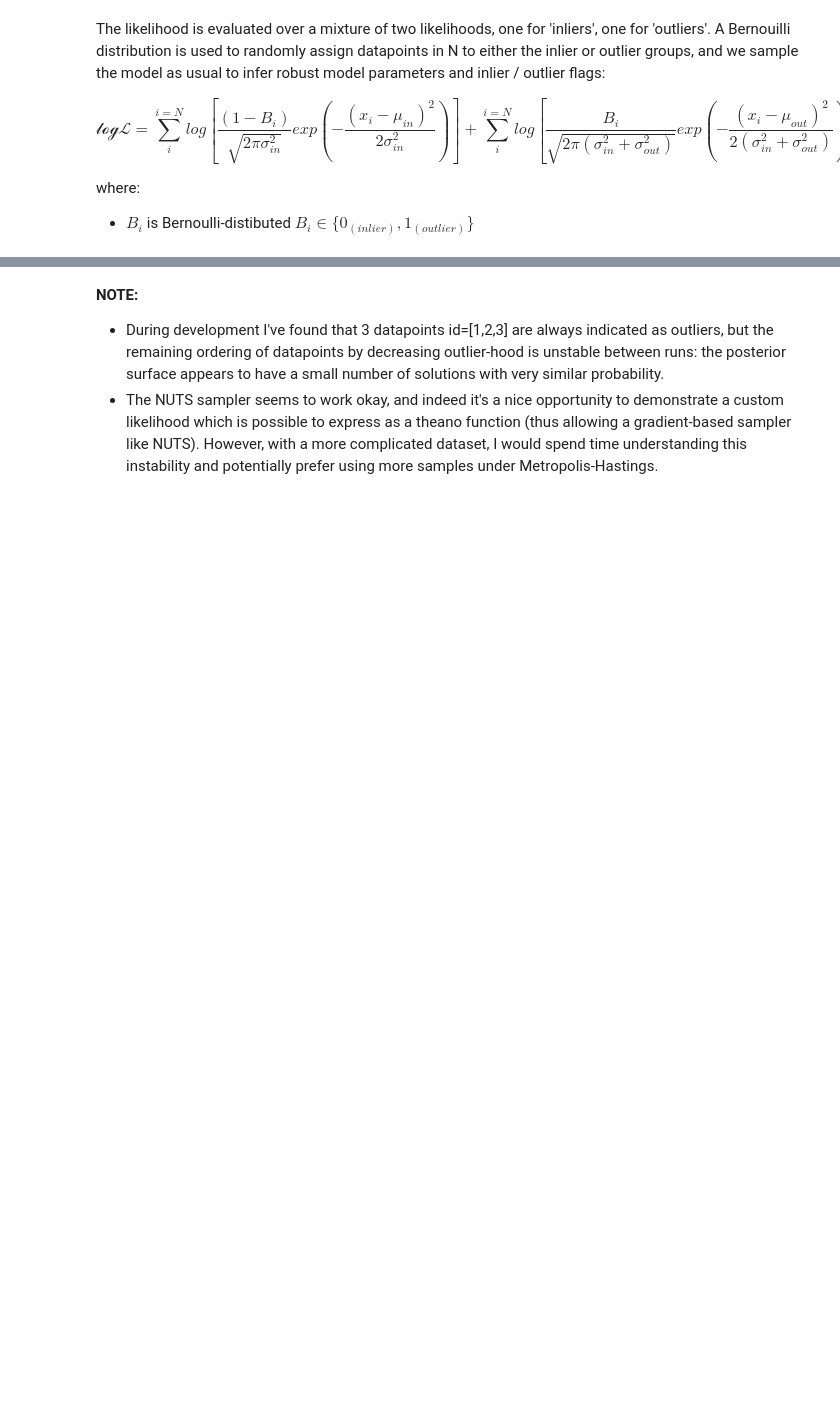
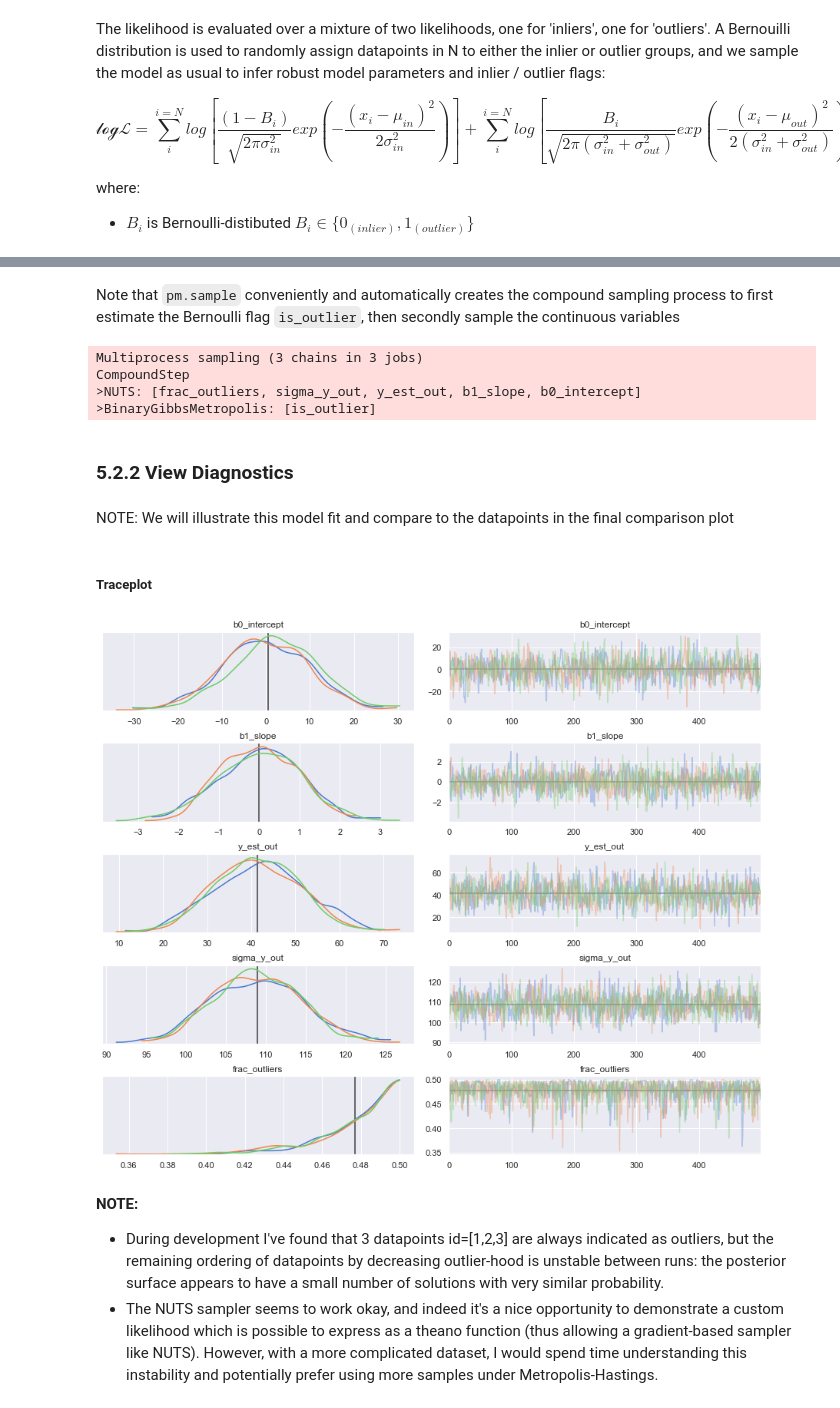
Before and after one commit to jonsedar/pymc3_examples, a Jupyter notebook: notebooks/glm-robust-regression-with-outlier-detection.ipynb, the cells around one changed output, grey strips where cells are left out. Saved outputs shown, nothing was run; the diff lists cells and outputs as text; code cells hidden in the pictures; blank space fills up the shorter version.

Commit message:
WIP on the hybrid model

```diff
--- a/notebooks/glm-robust-regression-with-outlier-detection.ipynb
+++ b/notebooks/glm-robust-regression-with-outlier-detection.ipynb
@@ -499,3 +494,28 @@ _ = pm.traceplot(traces_signoise[-1000:], figsize=(12,len(traces_signoise.varnam
+# %% [markdown]
+Note that `pm.sample` conveniently and automatically creates the compound sampling process to first estimate the Bernoulli flag `is_outlier`, then secondly sample the continuous variables
+# %%
+with mdl_signoise:
+    trc_signoise = pm.sample(tune=5000, draws=500, chains=3, cores=3,
+                    init='advi+adapt_diag', n_init=50000, progressbar=True)
+# %% [output]
+Multiprocess sampling (3 chains in 3 jobs)
+CompoundStep
+>NUTS: [frac_outliers, sigma_y_out, y_est_out, b1_slope, b0_intercept]
+>BinaryGibbsMetropolis: [is_outlier]
+# %% [markdown]
+### 5.2.2 View Diagnostics
+# %% [markdown]
+NOTE: We will illustrate this model fit and compare to the datapoints in the final comparison plot
+# %% [markdown]
+##### Traceplot
+# %%
+rvs = ['b0_intercept', 'b1_slope', 'y_est_out', 'sigma_y_out', 'frac_outliers']
+_ = az.plot_trace(trc_signoise, var_names=rvs,
+                 lines=tuple([(k, {}, v['mean'])
+                              for k, v in pm.summary(trc_signoise, varnames=rvs).iterrows()]),
+                 combined=False, compact=False)
+# %% [output]
+[figure, added]
 # %% [markdown]
 **NOTE:**
 
```
Also changed, not shown: parts of 8 cells of this notebook, 1 other file.
